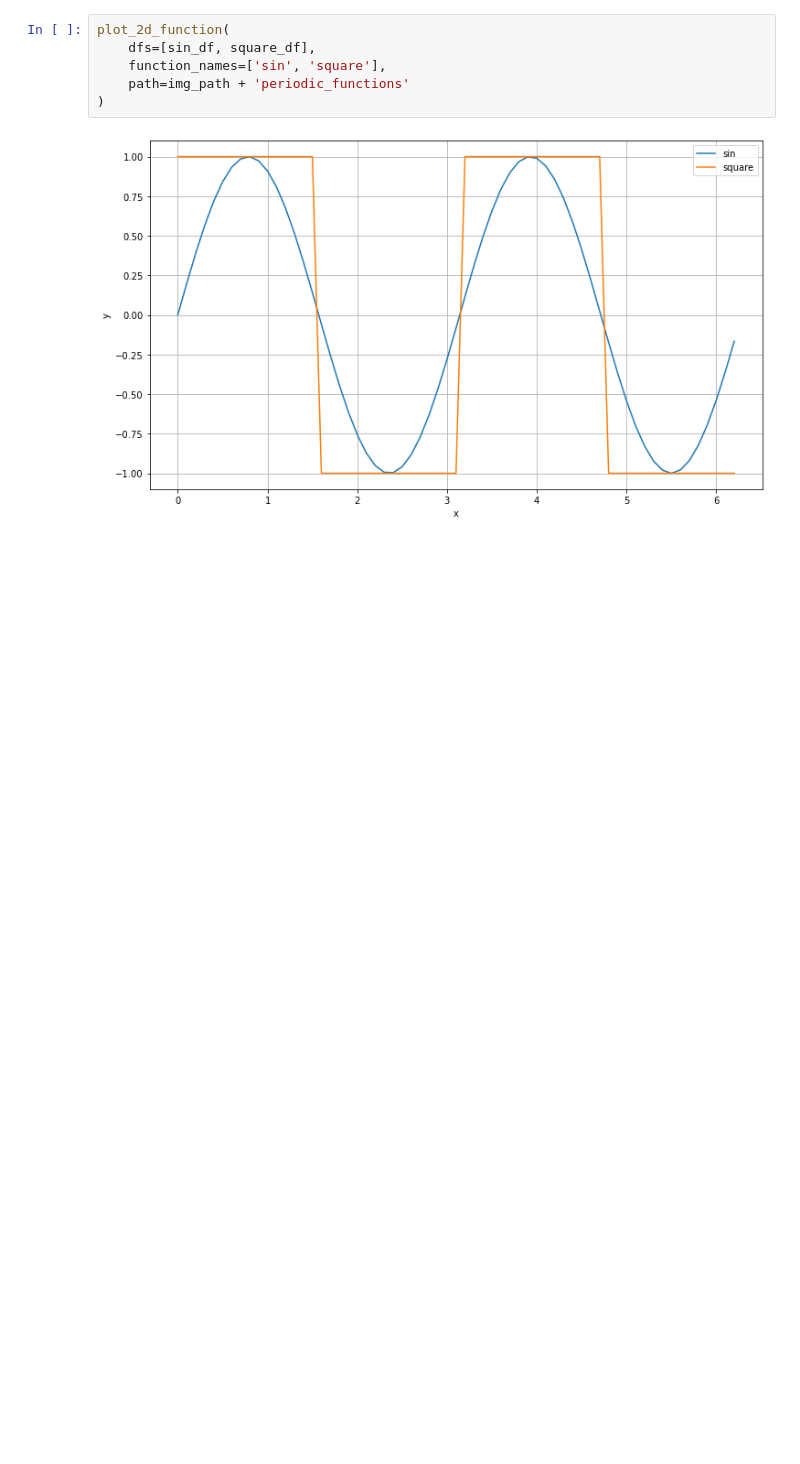
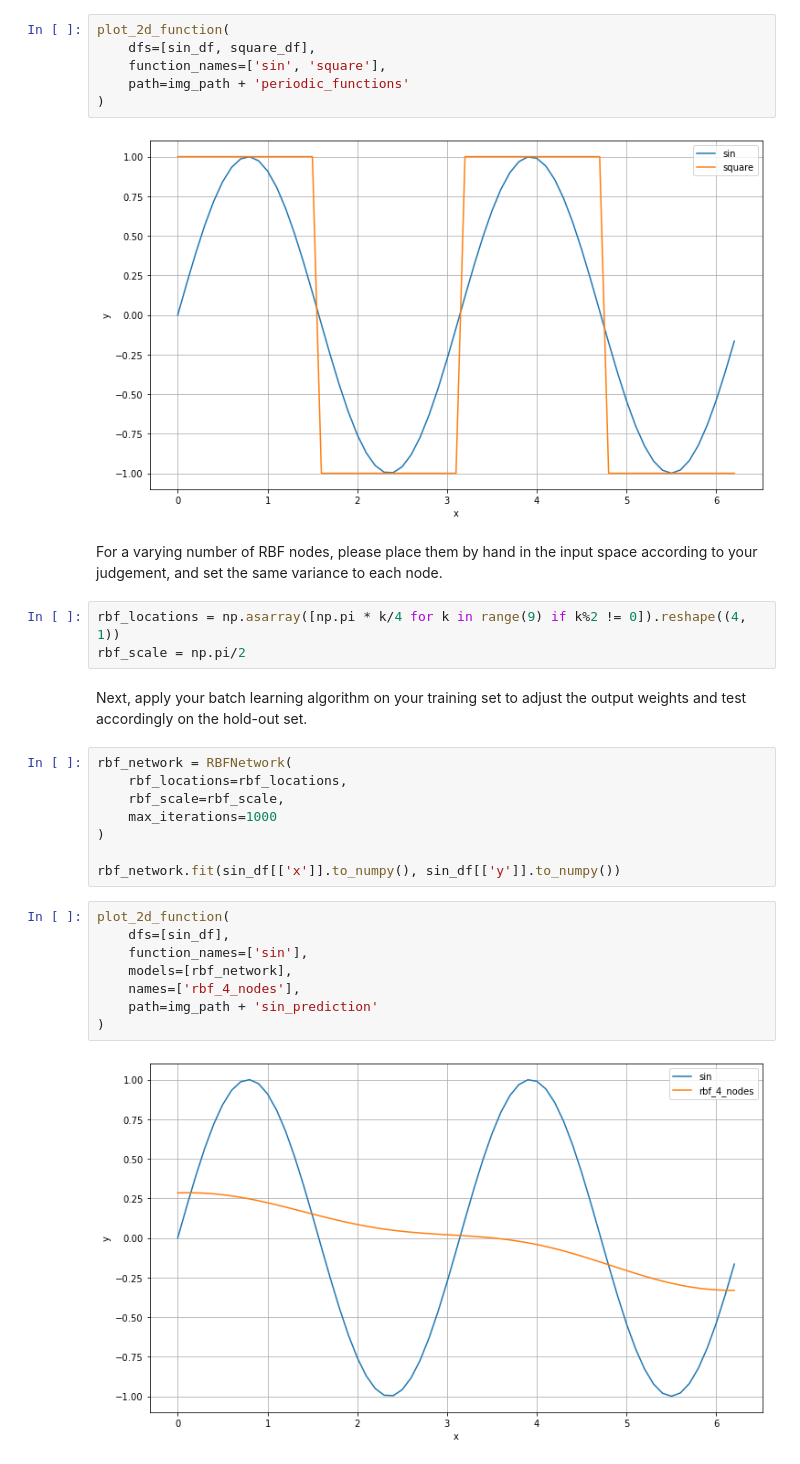
Before and after one commit to Alexdruso/DD2437-ANNDA-Colasanti-Sanvito-Stuart, a Jupyter notebook: lab2/assignment_1.ipynb, the cells around one changed output. Drawn from its saved outputs; the diff is of its cells as text; blank space fills up the shorter version.

```diff
--- a/lab2/assignment_1.ipynb
+++ b/lab2/assignment_1.ipynb
@@ -29,3 +32,31 @@ plot_2d_function(
 )
 # %% [output]
 [figure]
+# %% [markdown]
+For a varying number of RBF nodes, please place them by hand in the input space according to your judgement, and set the
+same variance to each node.
+# %%
+rbf_locations = np.asarray([np.pi * k/4 for k in range(9) if k%2 != 0]).reshape((4, 1))
+rbf_scale = np.pi/2
+# %% [markdown]
+Next, apply your batch learning algorithm on your
+training set to adjust the output weights and test accordingly on the hold-out
+set.
+# %%
+rbf_network = RBFNetwork(
+    rbf_locations=rbf_locations,
+    rbf_scale=rbf_scale,
+    max_iterations=1000
+)
+
+rbf_network.fit(sin_df[['x']].to_numpy(), sin_df[['y']].to_numpy())
+# %%
+plot_2d_function(
+    dfs=[sin_df],
+    function_names=['sin'],
+    models=[rbf_network],
+    names=['rbf_4_nodes'],
+    path=img_path + 'sin_prediction'
+)
+# %% [output]
+[figure, added]
```
Also changed, not shown: parts of 1 cell of this notebook, 1 other file.
